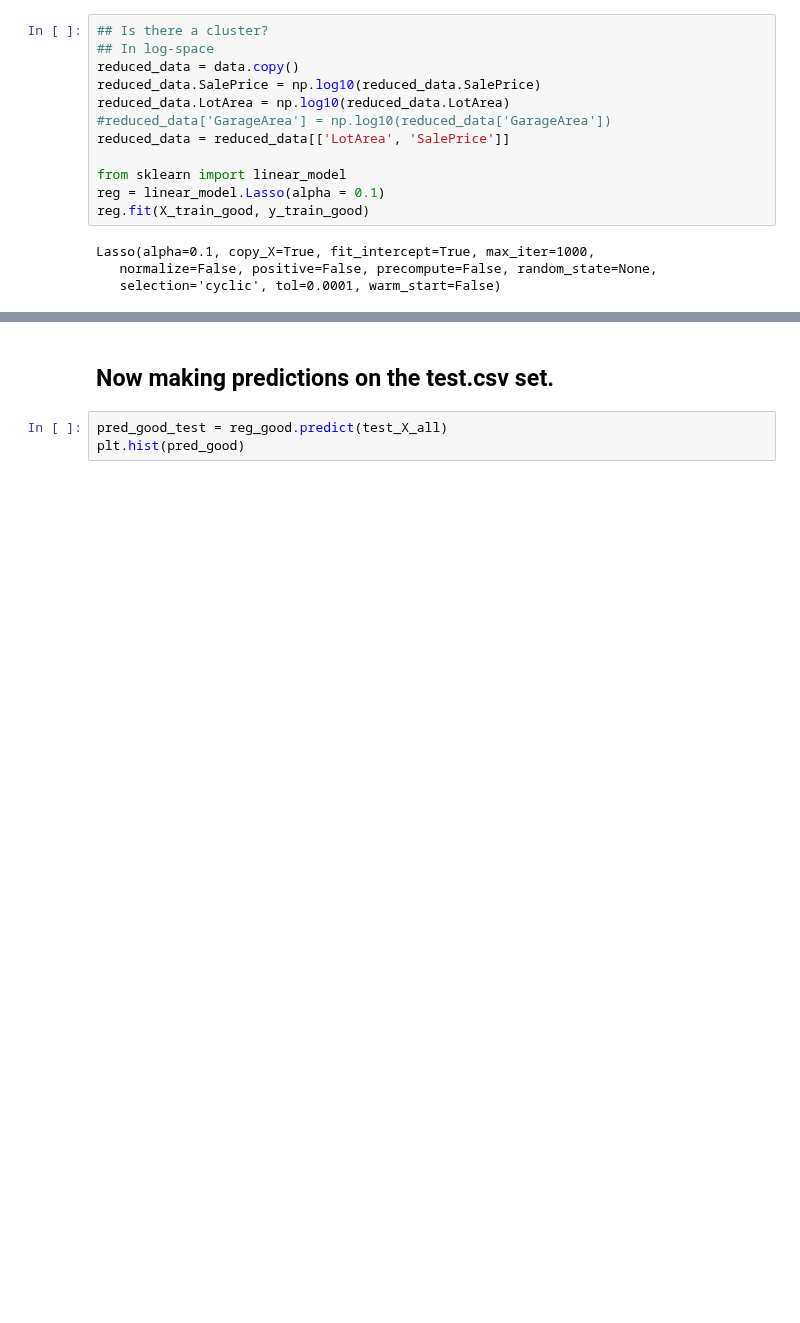
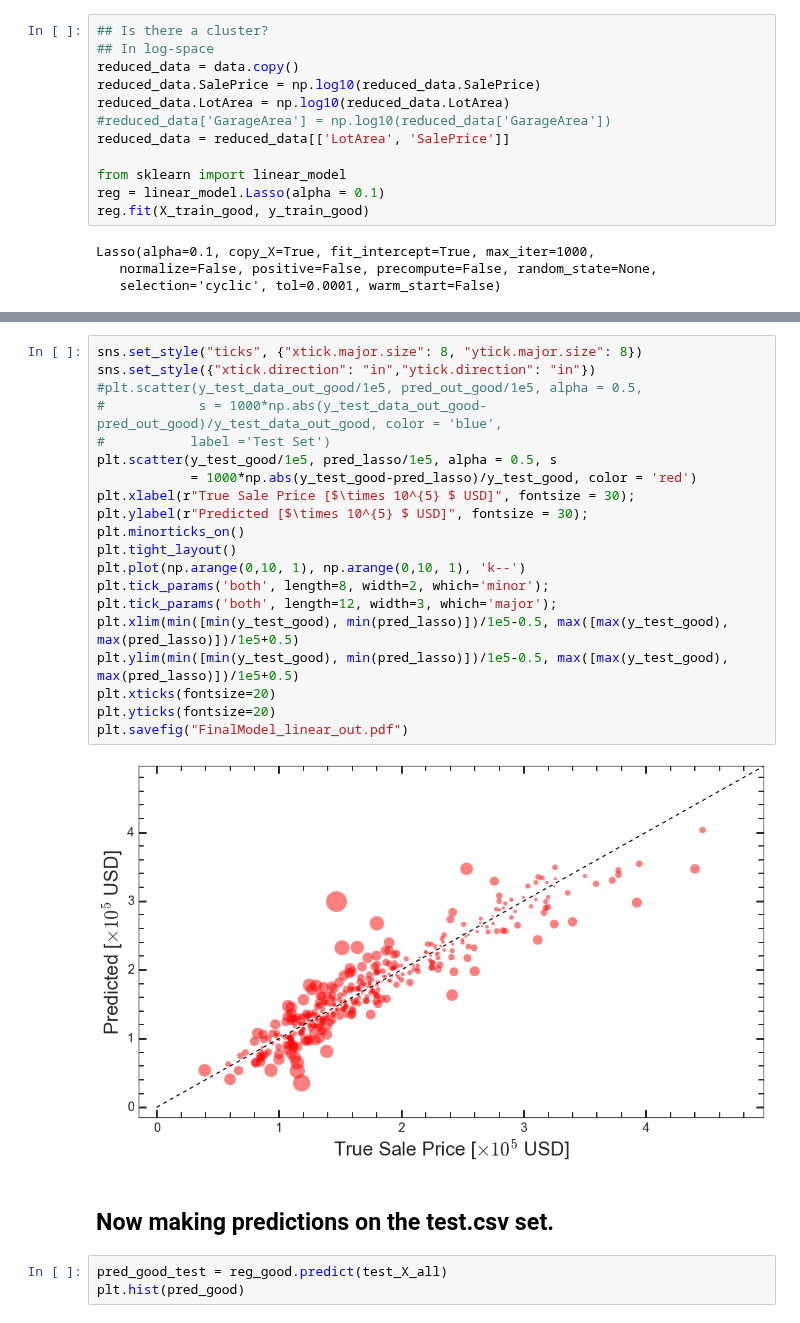
Before and after one commit to gmsardane/Predicting-Ames-Housing-Prices, a Jupyter notebook: Training_Whole_Features_Set_GBT_Lasso.ipynb, the cells around one changed output, grey strips where cells are left out. Saved outputs shown, nothing was run; the diff lists cells and outputs as text; blank space fills up the shorter version.

Commit message:
Added plot comparing true and predicted values via lasso

```diff
--- a/Training_Whole_Features_Set_GBT_Lasso.ipynb
+++ b/Training_Whole_Features_Set_GBT_Lasso.ipynb
@@ -573,3 +580,25 @@ pred_lasso = reg.predict(X_test_good)
+# %%
+sns.set_style("ticks", {"xtick.major.size": 8, "ytick.major.size": 8})
+sns.set_style({"xtick.direction": "in","ytick.direction": "in"})
+#plt.scatter(y_test_data_out_good/1e5, pred_out_good/1e5, alpha = 0.5,
+#            s = 1000*np.abs(y_test_data_out_good-pred_out_good)/y_test_data_out_good, color = 'blue',
+#           label ='Test Set')
+plt.scatter(y_test_good/1e5, pred_lasso/1e5, alpha = 0.5, s
+            = 1000*np.abs(y_test_good-pred_lasso)/y_test_good, color = 'red')
+plt.xlabel(r"True Sale Price [$\times 10^{5} $ USD]", fontsize = 30);
+plt.ylabel(r"Predicted [$\times 10^{5} $ USD]", fontsize = 30);
+plt.minorticks_on()
+plt.tight_layout()
+plt.plot(np.arange(0,10, 1), np.arange(0,10, 1), 'k--')
+plt.tick_params('both', length=8, width=2, which='minor');
+plt.tick_params('both', length=12, width=3, which='major');
+plt.xlim(min([min(y_test_good), min(pred_lasso)])/1e5-0.5, max([max(y_test_good), max(pred_lasso)])/1e5+0.5)
+plt.ylim(min([min(y_test_good), min(pred_lasso)])/1e5-0.5, max([max(y_test_good), max(pred_lasso)])/1e5+0.5)
+plt.xticks(fontsize=20)
+plt.yticks(fontsize=20)
+plt.savefig("FinalModel_linear_out.pdf")
+# %% [output]
+[figure, added]
 # %% [markdown]
 ## Now making predictions on the test.csv set.
 # %%
```
Also changed, not shown: parts of 2 cells of this notebook.
